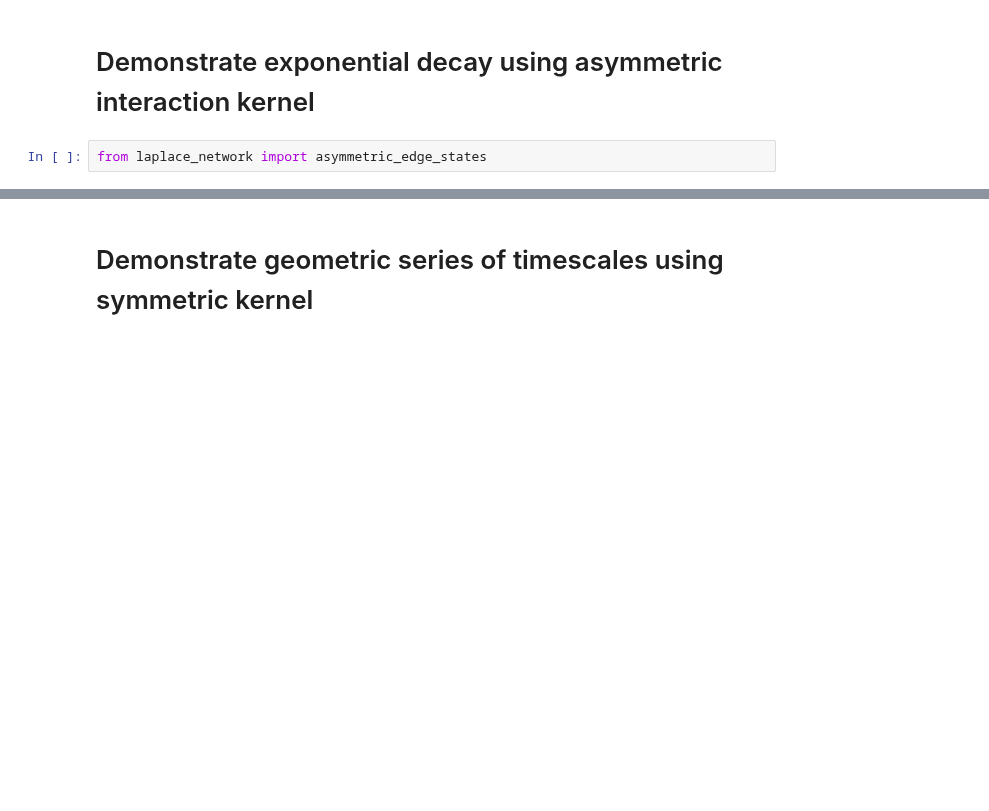
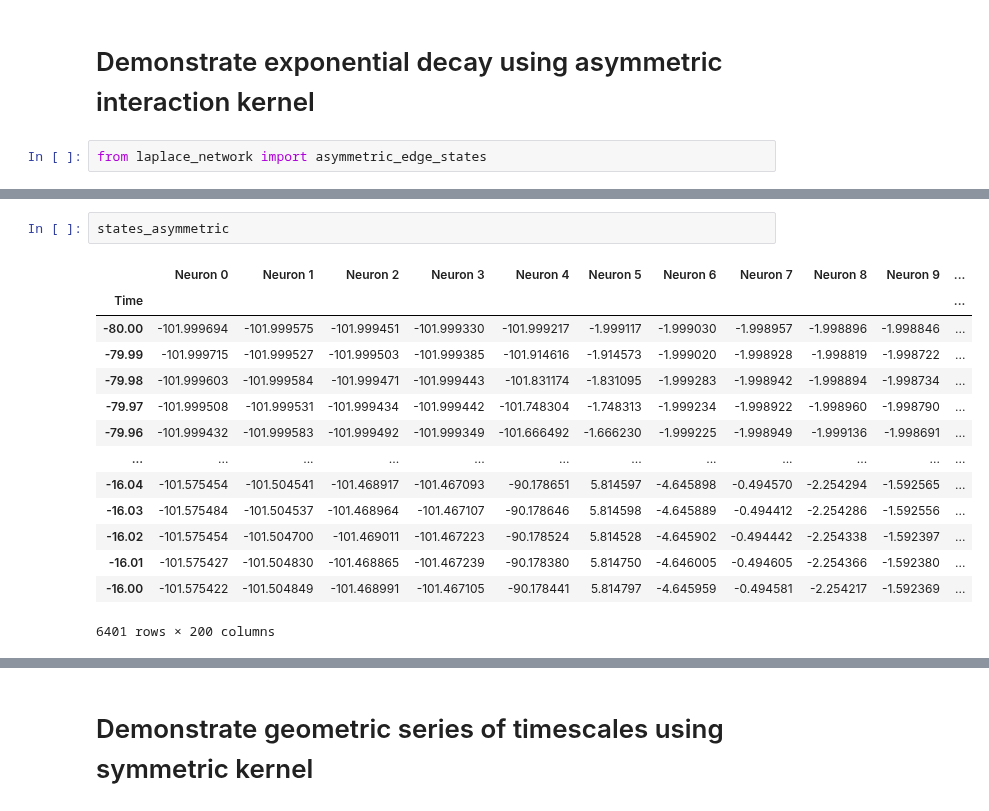
Before and after one commit to Collective-Logic-Lab/laplace-decisions, a Jupyter notebook: laplace-CAN-paper-figures.ipynb, the cells around one changed output, grey strips where cells are left out. Cells and saved outputs as stored; diff of their text form; blank space fills up the shorter version.

```diff
--- a/laplace-CAN-paper-figures.ipynb
+++ b/laplace-CAN-paper-figures.ipynb
@@ -163 +184,18 @@ plt.savefig(filename+'.pdf')
+# %%
+states_asymmetric
+# %% [output]
+|  | Neuron 0 | Neuron 1 | Neuron 2 | Neuron 3 | Neuron 4 | Neuron 5 | Neuron 6 | Neuron 7 | Neuron 8 | Neuron 9 | ... |
+| Time |  |  |  |  |  |  |  |  |  |  | ... |
+| -80.00 | -101.999694 | -101.999575 | -101.999451 | -101.999330 | -101.999217 | -1.999117 | -1.999030 | -1.998957 | -1.998896 | -1.998846 | ... |
+| -79.99 | -101.999715 | -101.999527 | -101.999503 | -101.999385 | -101.914616 | -1.914573 | -1.999020 | -1.998928 | -1.998819 | -1.998722 | ... |
+| -79.98 | -101.999603 | -101.999584 | -101.999471 | -101.999443 | -101.831174 | -1.831095 | -1.999283 | -1.998942 | -1.998894 | -1.998734 | ... |
+| -79.97 | -101.999508 | -101.999531 | -101.999434 | -101.999442 | -101.748304 | -1.748313 | -1.999234 | -1.998922 | -1.998960 | -1.998790 | ... |
+| -79.96 | -101.999432 | -101.999583 | -101.999492 | -101.999349 | -101.666492 | -1.666230 | -1.999225 | -1.998949 | -1.999136 | -1.998691 | ... |
+| ... | ... | ... | ... | ... | ... | ... | ... | ... | ... | ... | ... |
+| -16.04 | -101.575454 | -101.504541 | -101.468917 | -101.467093 | -90.178651 | 5.814597 | -4.645898 | -0.494570 | -2.254294 | -1.592565 | ... |
+| -16.03 | -101.575484 | -101.504537 | -101.468964 | -101.467107 | -90.178646 | 5.814598 | -4.645889 | -0.494412 | -2.254286 | -1.592556 | ... |
+| -16.02 | -101.575454 | -101.504700 | -101.469011 | -101.467223 | -90.178524 | 5.814528 | -4.645902 | -0.494442 | -2.254338 | -1.592397 | ... |
+| -16.01 | -101.575427 | -101.504830 | -101.468865 | -101.467239 | -90.178380 | 5.814750 | -4.646005 | -0.494605 | -2.254366 | -1.592380 | ... |
+| -16.00 | -101.575422 | -101.504849 | -101.468991 | -101.467105 | -90.178441 | 5.814797 | -4.645959 | -0.494581 | -2.254217 | -1.592369 | ... |
+6401 rows × 200 columns
 # %%
```
Also changed, not shown: parts of 10 cells of this notebook, 1 other file.
